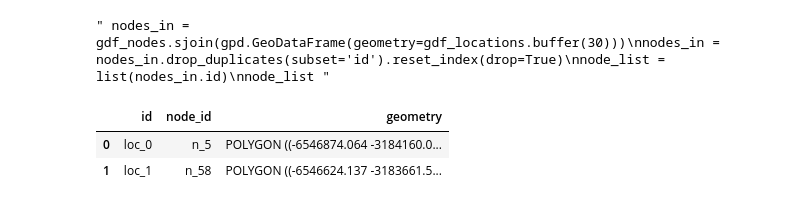
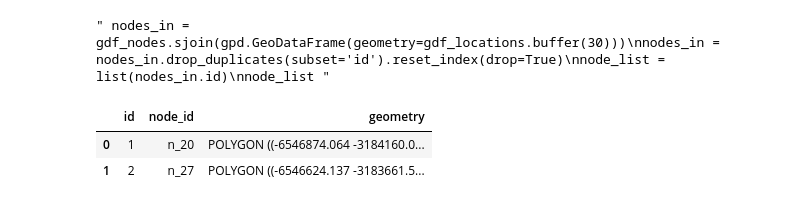
Before and after one commit to DiegoMCastellari/NetAna, a Jupyter notebook: prueba_v2.ipynb, the cells around one changed output. Cells and saved outputs as stored; diff of their text form; code cells hidden in the pictures.

```diff
--- a/prueba_v2.ipynb
+++ b/prueba_v2.ipynb
@@ -43,0 +21,8 @@ gpd_lines['weight'] = gpd_lines.length
+# %%
+# topology
+df_streets = split_intersecting_lines(df_streets)
+# create network
+gdf_network = create_gdf_network(df_streets, network_crs, v_speed=4.5, v_label='calle')
+print(gdf_network.crs)
+print(len(gdf_network))
+gdf_network.head()
@@ -97,0 +40,6 @@ G
+# %%
+G, gdf_nodes, gdf_edges  = graph_from_gdf(gdf_network)
+
+gdf_edges.to_file("./output/pruebas_2025/edges.shp")
+gdf_nodes.to_file("./output/pruebas_2025/nodes.shp")
+G
@@ -99,25 +49,27 @@ G
 # SOURCES
 # %%
 # create a clean sources gdf
-def create_sources_from_gdf(gdf_sources, v_crs_proj):
+def create_sources(gdf_sources, v_crs_proj, v_label=None):
+    gdf_sources_2 = gdf_sources.to_crs(v_crs_proj)
 
-    gdf_sources_2 = gdf_sources.to_crs(v_crs_proj)
-    gdf_sources_2 = gdf_sources_2.explode(index_parts=True).reset_index(drop=True)
-
-    if 'id' in gdf_sources_2.columns:
-        gdf_sources_2.drop(columns=['id'], inplace=True)
-    gdf_sources_2['id'] = list(gdf_sources_2.index)
-    gdf_sources_2['id'] = gdf_sources_2.apply(lambda row: "loc_"+str(row.id), axis=1)
+    if 'id' not in gdf_sources_2.columns:
+        gdf_sources_2['id'] = list(gdf_sources_2.index)
+        gdf_sources_2['id'] = gdf_sources_2.apply(lambda row: "loc_"+str(row.id), axis=1)
 
     gdf_sources_2 = gdf_sources_2[['id', 'geometry']]
 
+    if v_label:
+        gdf_sources_2['label'] = v_label
+        gdf_sources_2 = gdf_sources_2[['id', 'label', 'geometry']]
+
     return gdf_sources_2
 # %%
 sources_file_path = "./notebook/source_corrientes.shp"
+gdf_locations = gpd.read_file(sources_file_path)
+gdf_locations = gdf_locations.explode(index_parts=True).reset_index(drop=True)
 
-gdf_locations = gpd.read_file(sources_file_path)
-gdf_locations = create_sources_from_gdf(gdf_locations, network_crs)
-gdf_locations = gdf_locations.to_crs(network_crs)
+gdf_locations = create_sources(gdf_locations, network_crs, v_label='location')
+#gdf_locations = gdf_locations.to_crs(network_crs)
 print(gdf_locations.crs)
 gdf_locations.head()
 # %% [output]
@@ -133,15 +85,15 @@ node_list """
 # %% [output]
 " nodes_in = gdf_nodes.sjoin(gpd.GeoDataFrame(geometry=gdf_locations.buffer(30)))\nnodes_in = nodes_in.drop_duplicates(subset='id').reset_index(drop=True)\nnode_list = list(nodes_in.id)\nnode_list "
 # %%
-def closest_nodes_to_sources(gdf_sources, gdf_nodes):
+def find_closest_node_to_source(gdf_sources, gdf_nodes):
     gdf_amenities = gpd.sjoin_nearest(gdf_sources, gdf_nodes, how='inner')
     #gdf_amenities.rename(columns={'id_left':'id', 'id_right':'node_id'}, inplace=True)
     gdf_amenities = gdf_amenities[['id', 'node_id', 'geometry']]
     return gdf_amenities
 
-gdf_locations = closest_nodes_to_sources(gdf_locations, gdf_nodes)
+gdf_locations = find_closest_node_to_source(gdf_locations, gdf_nodes)
 gdf_locations
 # %% [output]
 |  | id | node_id | geometry |
-| 0 | loc_0 | n_5 | POLYGON ((-6546874.064 -3184160.0... |
-| 1 | loc_1 | n_58 | POLYGON ((-6546624.137 -3183661.5... |
+| 0 | 1 | n_20 | POLYGON ((-6546874.064 -3184160.0... |
+| 1 | 2 | n_27 | POLYGON ((-6546624.137 -3183661.5... |
```
Also changed, not shown: parts of 21 cells of this notebook, 10 other files.
